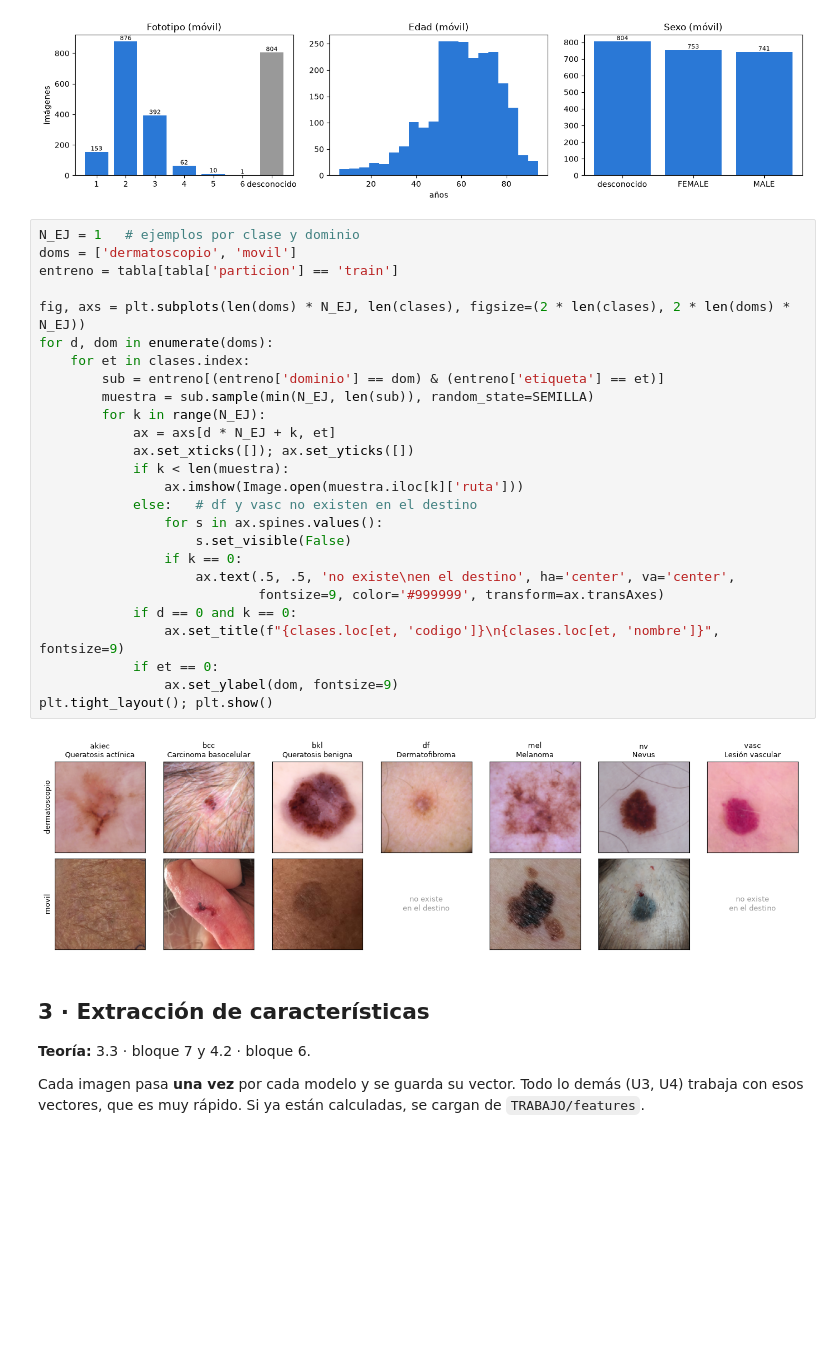
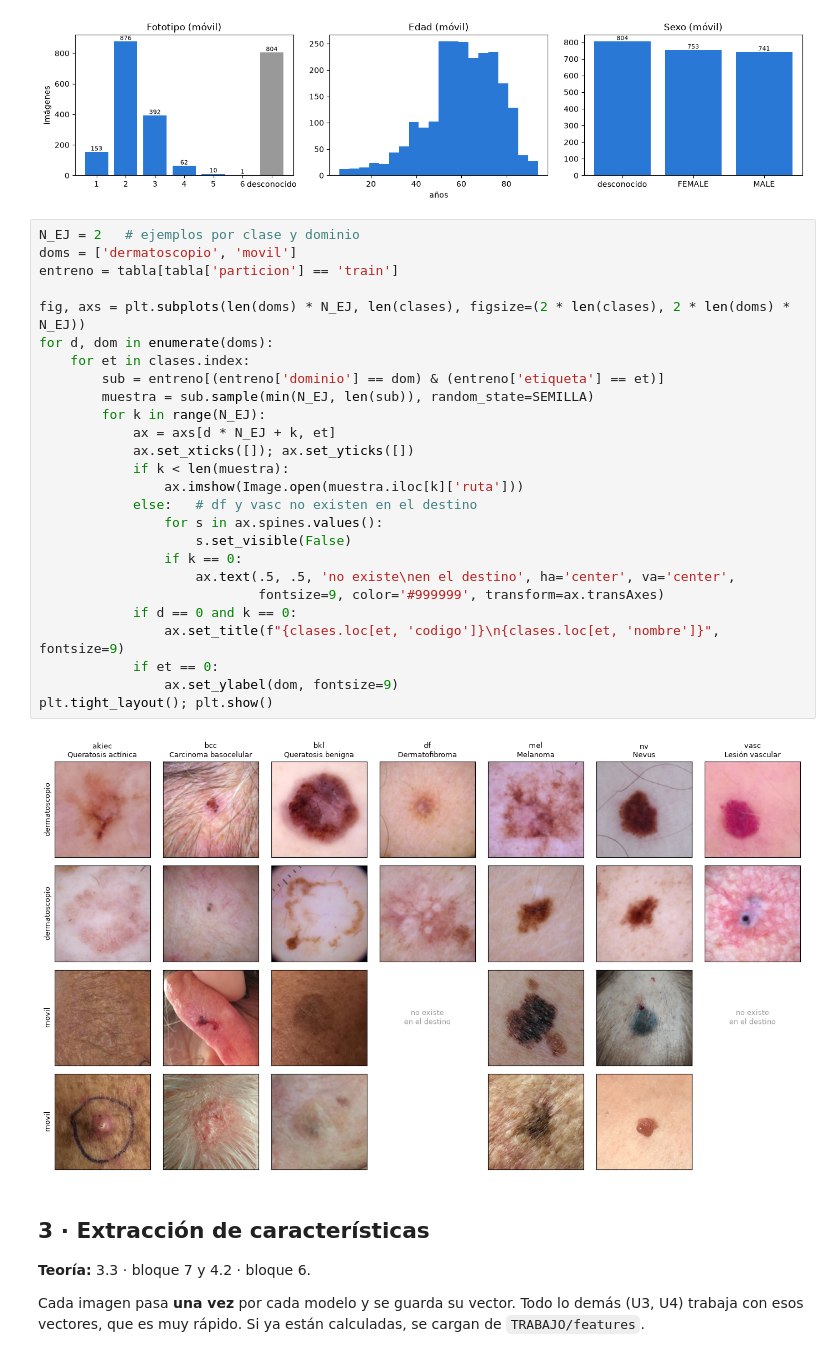
Before and after one commit to idom-ai/VISION-ARTIFICIAL, a Jupyter notebook: PROYECTO/01_baseline.ipynb, the cells around one changed output. Saved outputs shown, nothing was run; the diff lists cells and outputs as text; blank space fills up the shorter version.

```diff
--- a/PROYECTO/01_baseline.ipynb
+++ b/PROYECTO/01_baseline.ipynb
@@ -415,33 +415,33 @@ Fototipo desconocido: 804 de 2298 fotos (35%)
 Entre las fotos con fototipo, I–III son el 95%
 [figure]
 # %%
-N_EJ = 1   # ejemplos por clase y dominio
+N_EJ = 2   # ejemplos por clase y dominio
 doms = ['dermatoscopio', 'movil']
 entreno = tabla[tabla['particion'] == 'train']
 
 fig, axs = plt.subplots(len(doms) * N_EJ, len(clases), figsize=(2 * len(clases), 2 * len(doms) * N_EJ))
 for d, dom in enumerate(doms):
     for et in clases.index:
         sub = entreno[(entreno['dominio'] == dom) & (entreno['etiqueta'] == et)]
         muestra = sub.sample(min(N_EJ, len(sub)), random_state=SEMILLA)
         for k in range(N_EJ):
             ax = axs[d * N_EJ + k, et]
             ax.set_xticks([]); ax.set_yticks([])
             if k < len(muestra):
                 ax.imshow(Image.open(muestra.iloc[k]['ruta']))
             else:   # df y vasc no existen en el destino
                 for s in ax.spines.values():
                     s.set_visible(False)
                 if k == 0:
                     ax.text(.5, .5, 'no existe\nen el destino', ha='center', va='center',
                             fontsize=9, color='#999999', transform=ax.transAxes)
             if d == 0 and k == 0:
                 ax.set_title(f"{clases.loc[et, 'codigo']}\n{clases.loc[et, 'nombre']}", fontsize=9)
             if et == 0:
                 ax.set_ylabel(dom, fontsize=9)
 plt.tight_layout(); plt.show()
 # %% [output]
-[figure, old version]
+[figure, new version]
 # %% [markdown]
 ## 3 · Extracción de características
 
```
Also changed, not shown: parts of 4 cells of this notebook, 17 other files.
